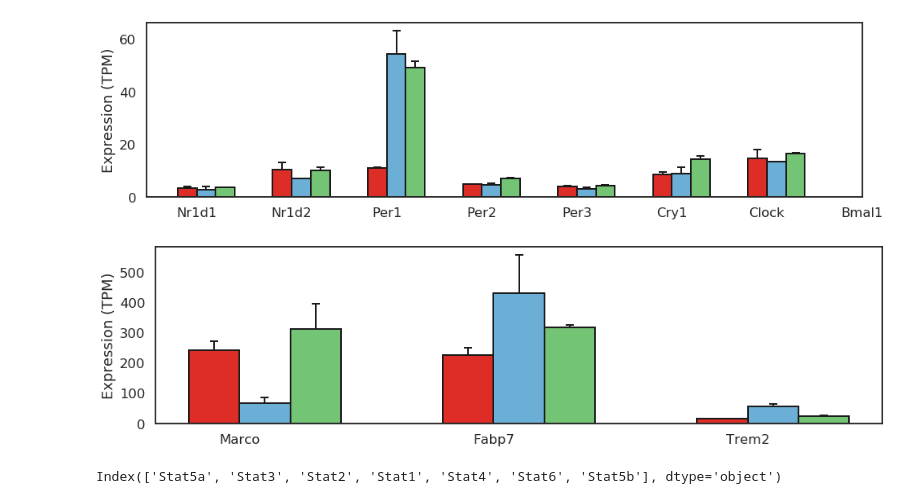
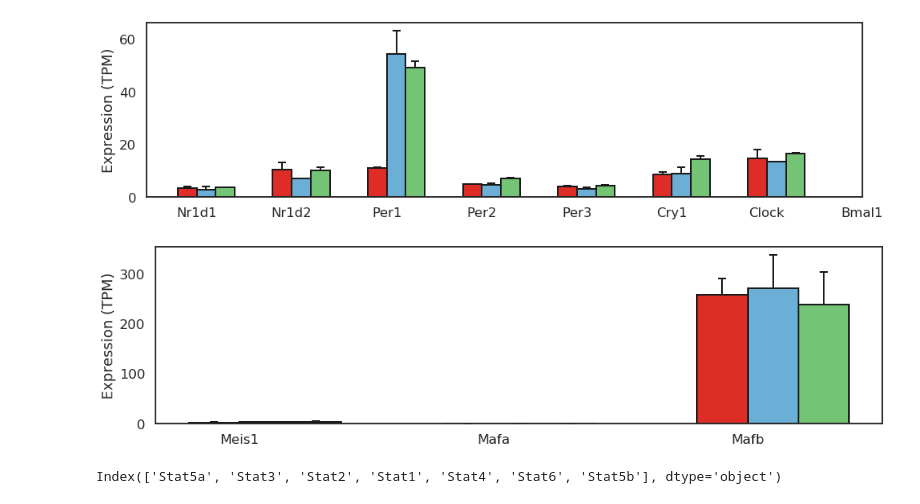
Before and after one commit to HunterBennett/strains_rna, a Jupyter notebook: results/K00_Strains_Control_Kupffer_RNA.ipynb, the cells around one changed output. Drawn from its saved outputs; the diff is of its cells as text; code cells hidden in the pictures.

```diff
--- a/results/K00_Strains_Control_Kupffer_RNA.ipynb
+++ b/results/K00_Strains_Control_Kupffer_RNA.ipynb
@@ -472,23 +469,23 @@ ax.get_legend().remove()
 # %% [output]
 [figure]
 # %%
-gene = ['Marco', 'Fabp7', 'Trem2']
+gene = ['Meis1', 'Mafa', 'Mafb']
 
 fig, ax = plt.subplots(1, 1,
                        figsize=(16, 4))
 
 gene_list_bar_plot(gene,
                    tpm,
                    groups=groups,
                    group_labels = group_labels,
                    colors = colors,
                    width=0.2,
                    # relative='True',
                    ax=ax)
 
 ax.get_legend().remove()
 # %% [output]
-[figure, old version]
+[figure, new version]
 # %%
 tpm.index[tpm.index.str.contains('Stat')]
 # %% [output]
```
Also changed, not shown: parts of 9 cells of this notebook, 12 other files.
